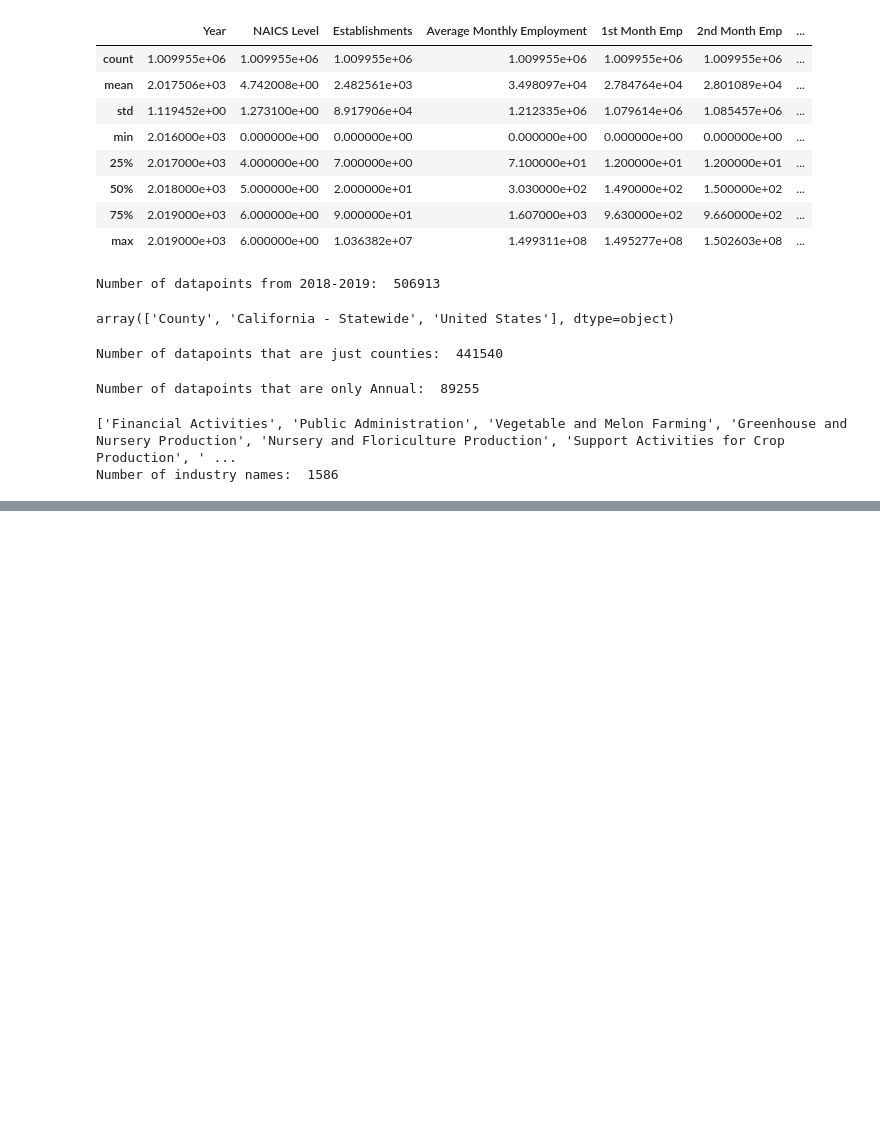
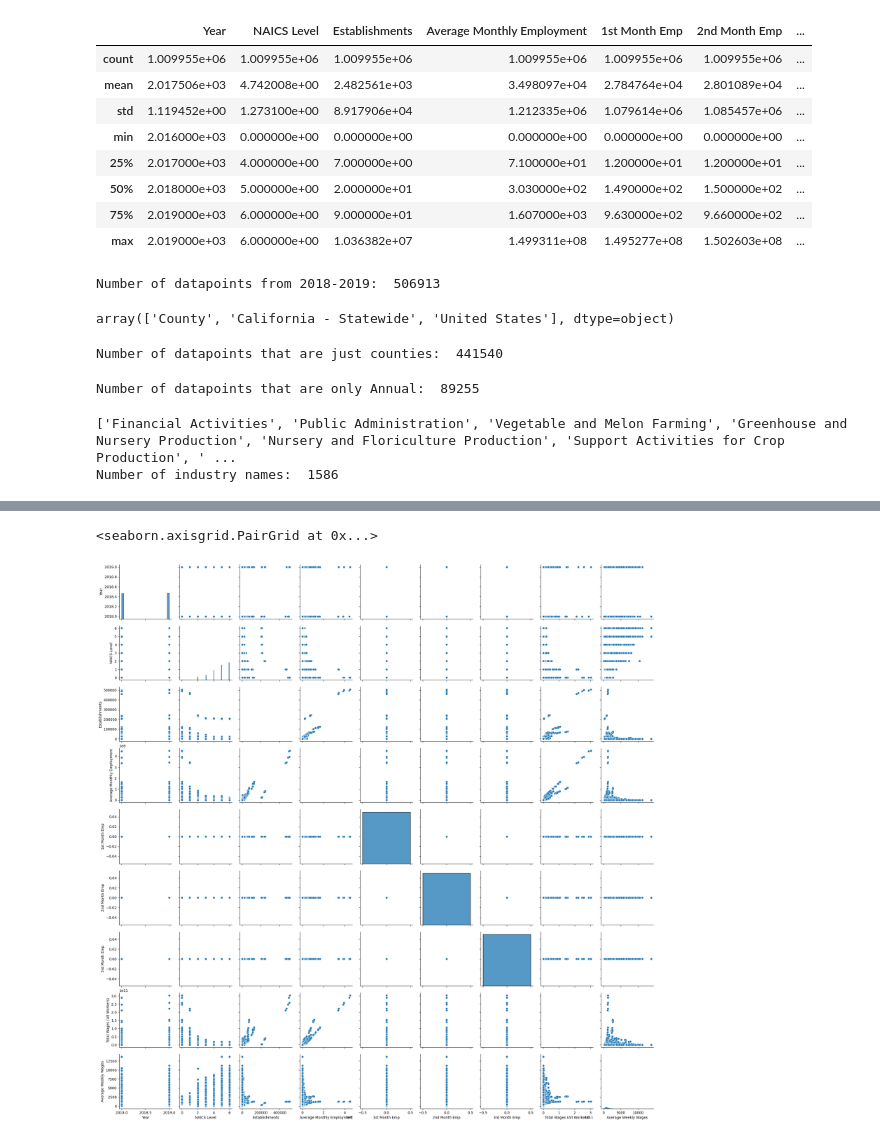
Before and after one commit to ericstratford/predictable-residence, a Jupyter notebook: CA_Residence_Prediction.ipynb, the cells around one changed output, grey strips where cells are left out. Drawn from its saved outputs; the diff is of its cells as text; code cells hidden in the pictures; blank space fills up the shorter version.

Commit message:
Visualized some data and updated README

```diff
--- a/CA_Residence_Prediction.ipynb
+++ b/CA_Residence_Prediction.ipynb
@@ -116 +118,9 @@ df.isnull().sum()
 dtype: int64
+# %%
+#Drop some data points for faster visualization
+dfTemp = df.loc[(df['Area Type'] == 'County') & ((df['Year'] == 2019) | (df['Year'] == 2018)) & (df['Quarter'] == 'Annual')]
+# %%
+sns.pairplot(dfTemp)
+# %% [output]
+<seaborn.axisgrid.PairGrid at 0x...>
+[figure, added]
```
Also changed, not shown: parts of 8 cells of this notebook, 1 other file.
